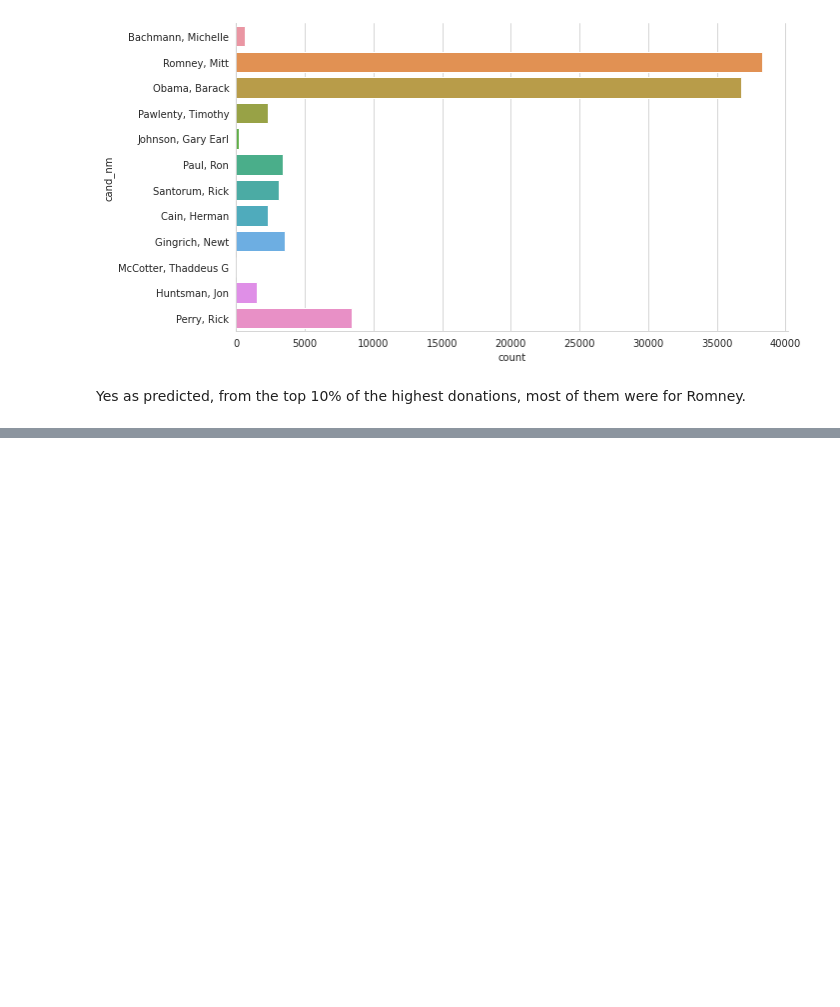
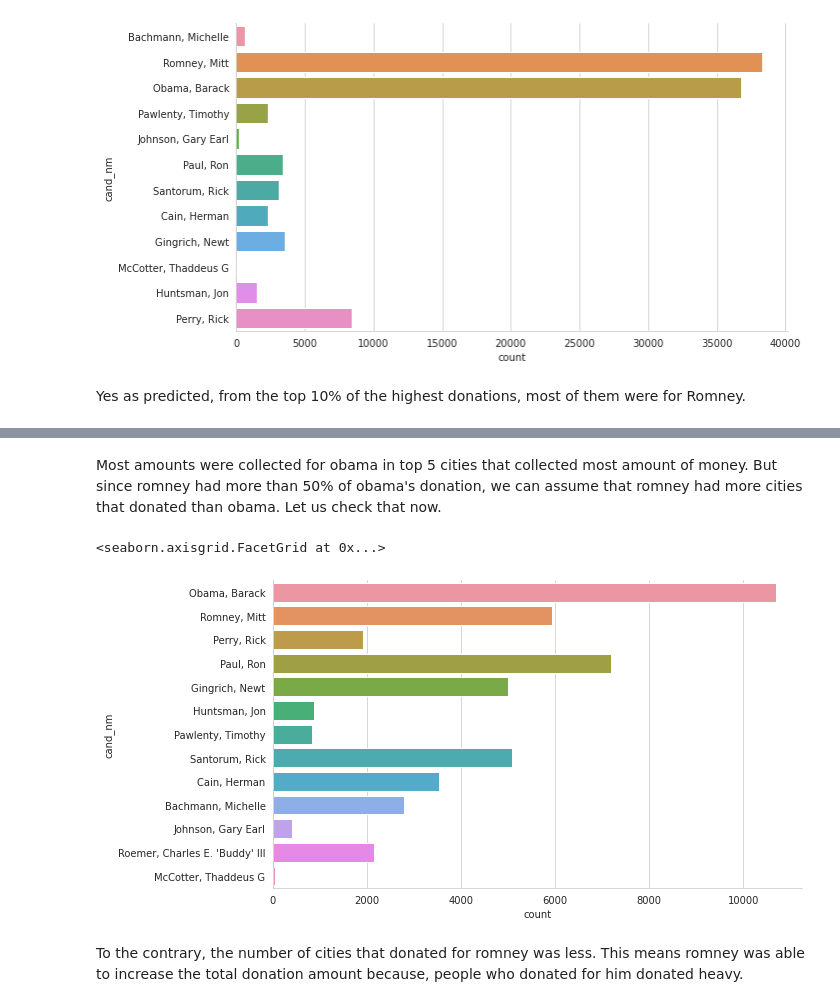
Before and after one commit to albinjohn366/2012_Election_Poll_Analysis, a Jupyter notebook: Election_Analysis.ipynb, the cells around one changed output, grey strips where cells are left out. Drawn from its saved outputs; the diff is of its cells as text; code cells hidden in the pictures; blank space fills up the shorter version.

```diff
--- a/Election_Analysis.ipynb
+++ b/Election_Analysis.ipynb
@@ -211,0 +229,9 @@ Yes as predicted, from the top 10% of the highest donations, most of them were f
+# %% [markdown]
+Most amounts were collected for obama in top 5 cities that collected most amount of money. But since romney had more than 50% of obama's donation, we can assume that romney had more cities that donated than obama. Let us check that now.
+# %%
+sns.catplot(data=city_wise, y='cand_nm', kind='count', aspect=2)
+# %% [output]
+<seaborn.axisgrid.FacetGrid at 0x...>
+[figure, added]
+# %% [markdown]
+To the contrary, the number of cities that donated for romney was less. This means romney was able to increase the total donation amount because, people who donated for him donated heavy.
```
Also changed, not shown: parts of 5 cells of this notebook.
